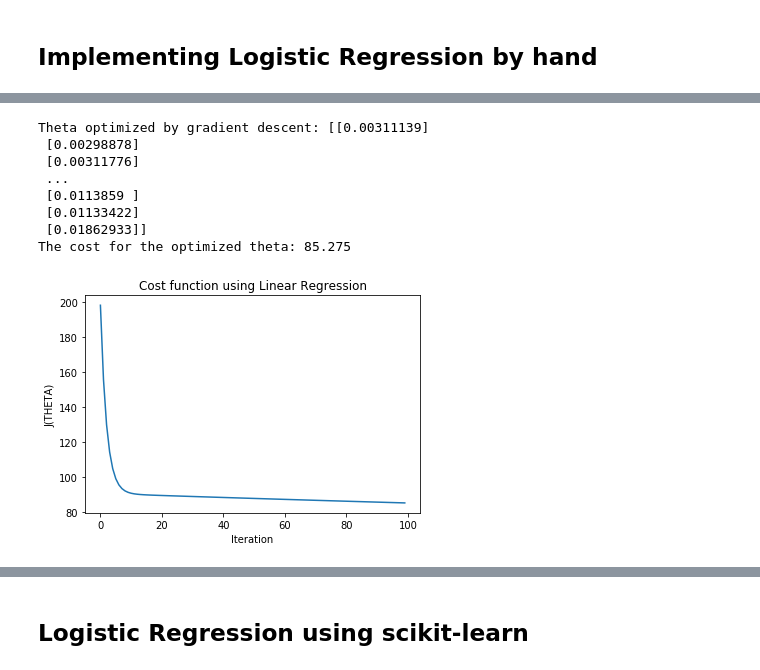
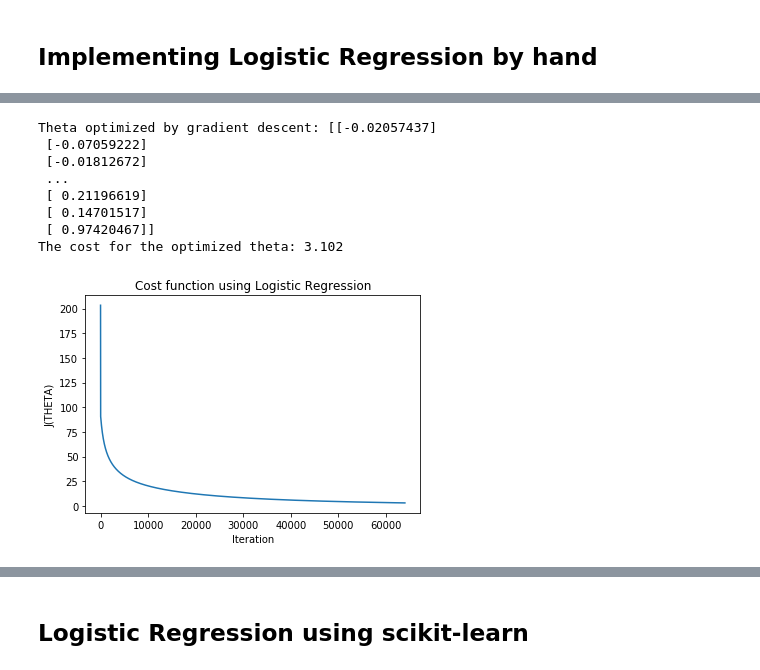
Before and after one commit to tiagoleonmelo/face-recognition, a Jupyter notebook: Face Recognition.ipynb, the cells around one changed output, grey strips where cells are left out. Drawn from its saved outputs; the diff is of its cells as text; code cells hidden in the pictures.

```diff
--- a/Face Recognition.ipynb
+++ b/Face Recognition.ipynb
@@ -275,26 +263,26 @@ Gradient at initial theta (zeros): [[ -6.29626973]
 # %%
 #log_theta , log_J_history = gradient_descent(train_examples, train_labels, initial_theta, 0.0001, 64000) # 1.2%
-log_theta , log_J_history = gradient_descent(np.append(train_examples, np.ones((X_train.shape[0], 1)), axis=1), train_labels, initial_theta, 0.0001, 100)
+log_theta , log_J_history = gradient_descent(np.append(train_examples, np.ones((X_train.shape[0], 1)), axis=1), train_labels, initial_theta, 0.0001, 64000)
 
 print("Theta optimized by gradient descent:", log_theta)
 
 print("The cost for the optimized theta:",round(log_J_history[-1],3))
 # %% [output]
-Theta optimized by gradient descent: [[0.00311139]
- [0.00298878]
- [0.00311776]
+Theta optimized by gradient descent: [[-0.02057437]
+ [-0.07059222]
+ [-0.01812672]
  ...
- [0.0113859 ]
- [0.01133422]
- [0.01862933]]
-The cost for the optimized theta: 85.275
+ [ 0.21196619]
+ [ 0.14701517]
+ [ 0.97420467]]
+The cost for the optimized theta: 3.102
 # %%
 plt.plot(log_J_history)
-plt.title("Cost function using Linear Regression")
+plt.title("Cost function using Logistic Regression")
 plt.xlabel("Iteration")
 plt.ylabel("J(THETA)")
 plt.show()
 # %% [output]
-[figure, old version]
+[figure, new version]
 # %%
 # Validate and fetch an accuracy for this model
```
Also changed, not shown: parts of 8 cells of this notebook, 1 other file.
